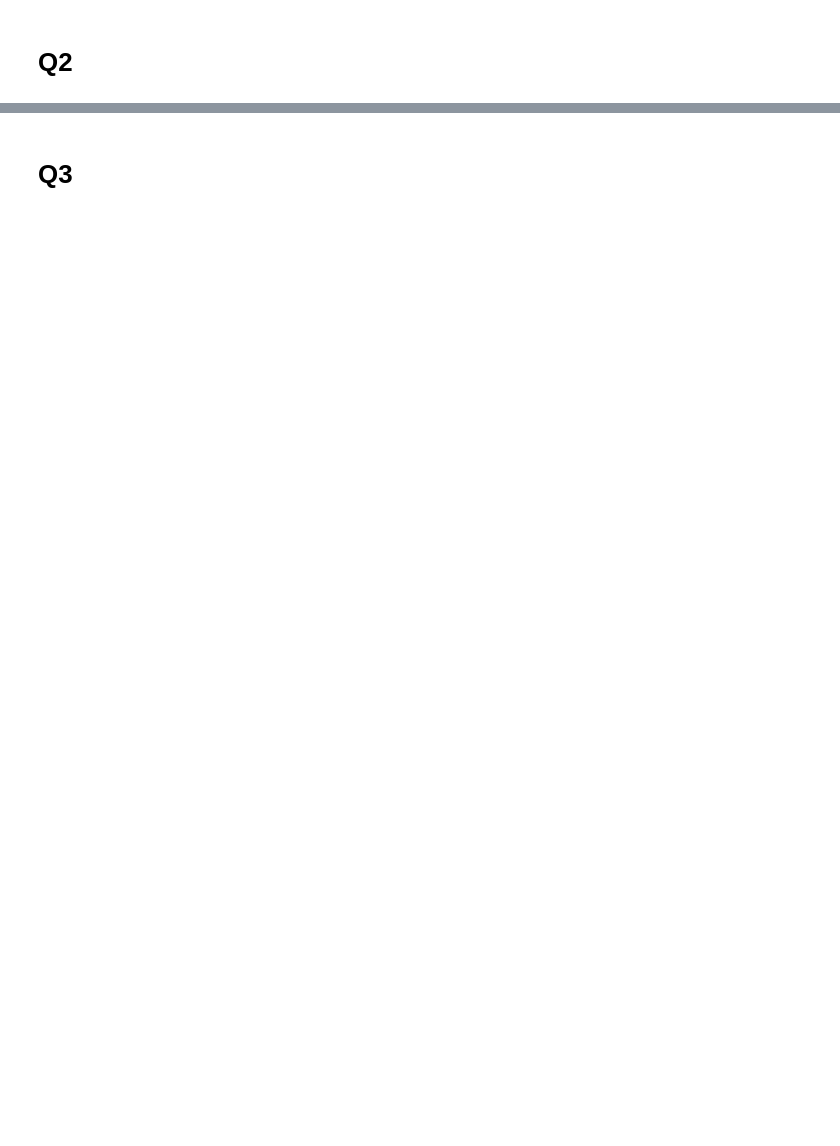
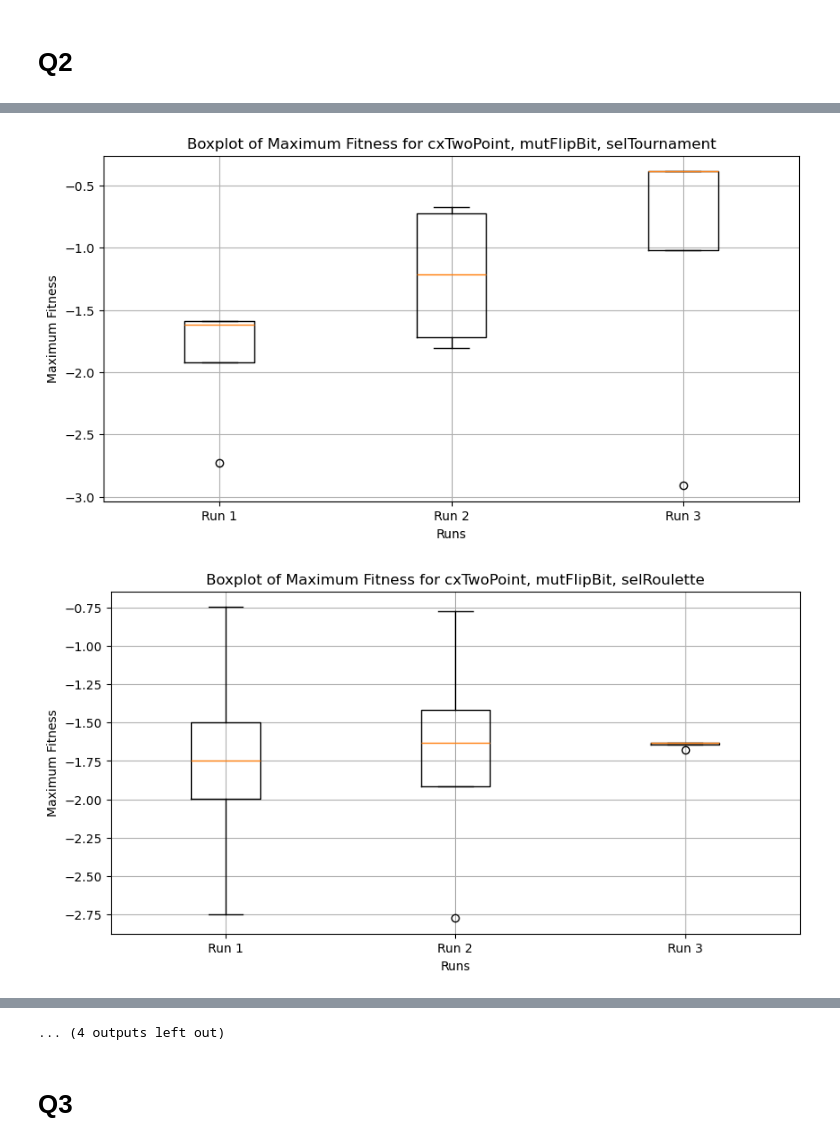
Before and after one commit to QuintenTijn/Decision_with_AI, a Jupyter notebook: Code_Tijmen.ipynb, the cells around one changed output, grey strips where cells are left out. Saved outputs shown, nothing was run; the diff lists cells and outputs as text; code cells hidden in the pictures; blank space fills up the shorter version.

```diff
--- a/Code_Tijmen.ipynb
+++ b/Code_Tijmen.ipynb
@@ -322,0 +341,14 @@ print(f"Average Best Fitness per Generation: {abf_per_generation}")
+# %%
+results = {}
+i = 0
+for i, comb in enumerate(combinations):
+    print("Running combination:", i+1, "of", len(combinations))
+    tbx = base.Toolbox()
+    tbx.__dict__.update(copy.deepcopy(toolbox.__dict__))
+
+    tbx = register_specified_variant(tbx, comb[0], comb[1], comb[2])
+
+    max_fitnesses_all_runs = run_genetic_algorithm_q2(tbx)
+    results[i] = max_fitnesses_all_runs
+
+    # i += 1
@@ -322,0 +364,13 @@ print(f"Average Best Fitness per Generation: {abf_per_generation}")
+# %%
+# Plot boxplots for each combination of crossover, mutation, and selection
+for i, comb in enumerate(combinations):
+    title = f"Boxplot of Maximum Fitness for {comb[0].__name__}, {comb[1].__name__}, {comb[2].__name__}"
+    plot_boxplot(results[i], title)
+
+# Plot ABF for each combination of crossover, mutation, and selection
+for i, comb in enumerate(combinations):
+    title = f"ABF of Maximum Fitness for {comb[0].__name__}, {comb[1].__name__}, {comb[2].__name__}"
+    plot_ABF(results[i], title)
+# %% [output]
+[figure, added]
+[figure, added]
@@ -323,2 +387,3 @@ print(f"Average Best Fitness per Generation: {abf_per_generation}")
+... (4 outputs left out)
 # %% [markdown]
 # Q3
```
Also changed, not shown: parts of 11 cells of this notebook.
